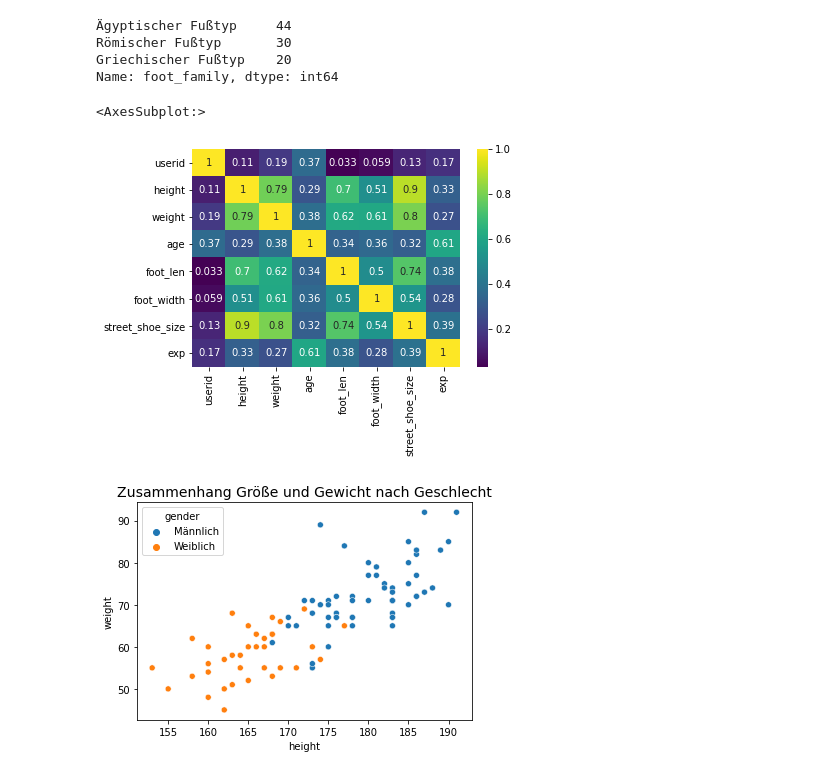
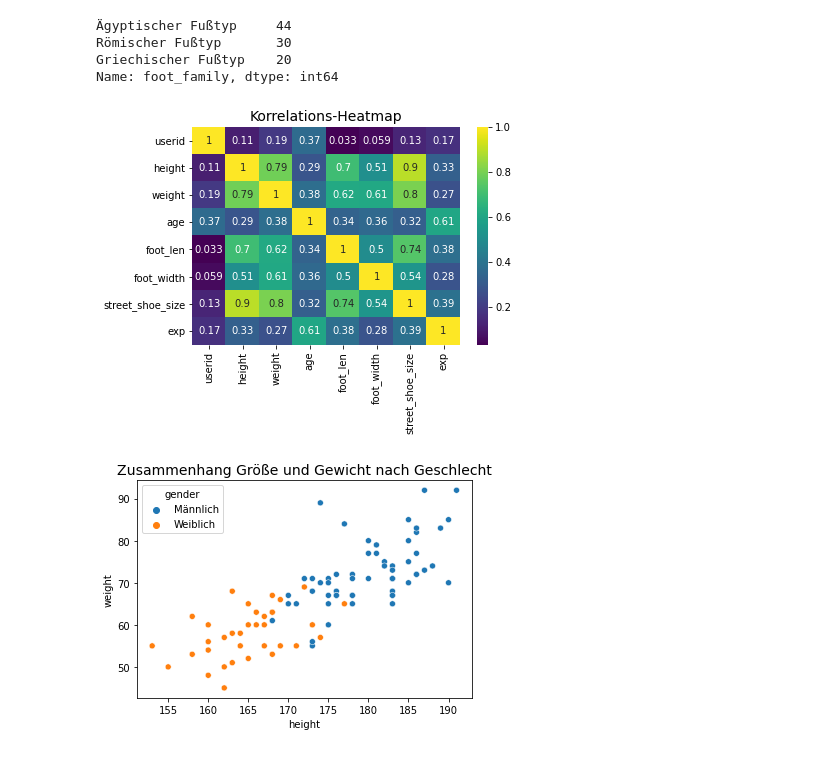
Before and after one commit to chalkiswhite/climbing-shoe-recommender, a Jupyter notebook: shoemodel_classification.ipynb, the cells around one changed output. Saved outputs shown, nothing was run; the diff lists cells and outputs as text; code cells hidden in the pictures.

```diff
--- a/shoemodel_classification.ipynb
+++ b/shoemodel_classification.ipynb
@@ -138,9 +126,10 @@ Griechischer Fußtyp    20
 Name: foot_family, dtype: int64
 # %%
 sns.heatmap(users.corr(), cmap='viridis', annot=True)
+plt.title("Korrelations-Heatmap", fontsize=14)
+plt.show()
 # %% [output]
-<AxesSubplot:>
-[figure, old version]
+[figure, new version]
 # %%
 sns.scatterplot(x='height', y='weight', data=users, hue='gender')
 plt.title("Zusammenhang Größe und Gewicht nach Geschlecht", fontsize=14)
```
Also changed, not shown: parts of 65 cells of this notebook.
